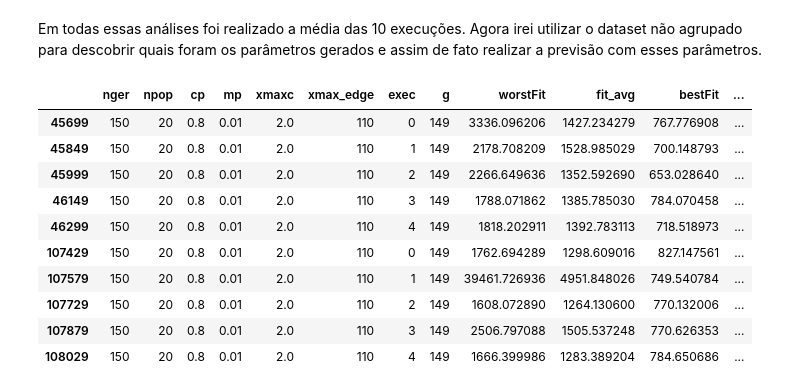
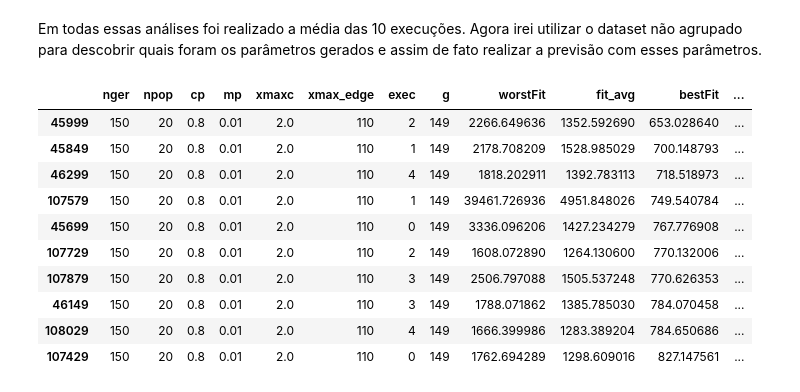
Before and after one commit to warSantos/covid-19, a Jupyter notebook: analise_resultados.ipynb, the cells around one changed output. Drawn from its saved outputs; the diff is of its cells as text; code cells hidden in the pictures.

```diff
--- a/analise_resultados.ipynb
+++ b/analise_resultados.ipynb
@@ -140,19 +140,19 @@ O conjunto que produziu o menor fit na última geração é também o que produz
 # %% [markdown]
 Em todas essas análises foi realizado a média das 10 execuções. Agora irei utilizar o dataset não agrupado para descobrir quais foram os parâmetros gerados e assim de fato realizar a previsão com esses parâmetros.
 # %%
-df_best = dataset.loc[(dataset.nger == dataset.g+1) & (dataset.nger == 150) & (dataset.npop == 20) & (dataset.cp == 0.8) & (dataset.mp == 0.01) & (dataset.xmax_edge == 110)]
+df_best = dataset.loc[(dataset.nger == dataset.g+1) & (dataset.nger == 150) & (dataset.npop == 20) & (dataset.cp == 0.8) & (dataset.mp == 0.01) & (dataset.xmax_edge == 110)].sort_values(by=['bestFit'])
 df_best
 # %% [output]
 |  | nger | npop | cp | mp | xmaxc | xmax_edge | exec | g | worstFit | fit_avg | bestFit | ... |
+| 45999 | 150 | 20 | 0.8 | 0.01 | 2.0 | 110 | 2 | 149 | 2266.649636 | 1352.592690 | 653.028640 | ... |
+| 45849 | 150 | 20 | 0.8 | 0.01 | 2.0 | 110 | 1 | 149 | 2178.708209 | 1528.985029 | 700.148793 | ... |
+| 46299 | 150 | 20 | 0.8 | 0.01 | 2.0 | 110 | 4 | 149 | 1818.202911 | 1392.783113 | 718.518973 | ... |
+| 107579 | 150 | 20 | 0.8 | 0.01 | 2.0 | 110 | 1 | 149 | 39461.726936 | 4951.848026 | 749.540784 | ... |
 | 45699 | 150 | 20 | 0.8 | 0.01 | 2.0 | 110 | 0 | 149 | 3336.096206 | 1427.234279 | 767.776908 | ... |
-| 45849 | 150 | 20 | 0.8 | 0.01 | 2.0 | 110 | 1 | 149 | 2178.708209 | 1528.985029 | 700.148793 | ... |
-| 45999 | 150 | 20 | 0.8 | 0.01 | 2.0 | 110 | 2 | 149 | 2266.649636 | 1352.592690 | 653.028640 | ... |
-| 46149 | 150 | 20 | 0.8 | 0.01 | 2.0 | 110 | 3 | 149 | 1788.071862 | 1385.785030 | 784.070458 | ... |
-| 46299 | 150 | 20 | 0.8 | 0.01 | 2.0 | 110 | 4 | 149 | 1818.202911 | 1392.783113 | 718.518973 | ... |
-| 107429 | 150 | 20 | 0.8 | 0.01 | 2.0 | 110 | 0 | 149 | 1762.694289 | 1298.609016 | 827.147561 | ... |
-| 107579 | 150 | 20 | 0.8 | 0.01 | 2.0 | 110 | 1 | 149 | 39461.726936 | 4951.848026 | 749.540784 | ... |
 | 107729 | 150 | 20 | 0.8 | 0.01 | 2.0 | 110 | 2 | 149 | 1608.072890 | 1264.130600 | 770.132006 | ... |
 | 107879 | 150 | 20 | 0.8 | 0.01 | 2.0 | 110 | 3 | 149 | 2506.797088 | 1505.537248 | 770.626353 | ... |
+| 46149 | 150 | 20 | 0.8 | 0.01 | 2.0 | 110 | 3 | 149 | 1788.071862 | 1385.785030 | 784.070458 | ... |
 | 108029 | 150 | 20 | 0.8 | 0.01 | 2.0 | 110 | 4 | 149 | 1666.399986 | 1283.389204 | 784.650686 | ... |
+| 107429 | 150 | 20 | 0.8 | 0.01 | 2.0 | 110 | 0 | 149 | 1762.694289 | 1298.609016 | 827.147561 | ... |
 # %%
 df_best.to_csv('dados/best_set.csv', index=False)
```
Also changed, not shown: 5 other files.
